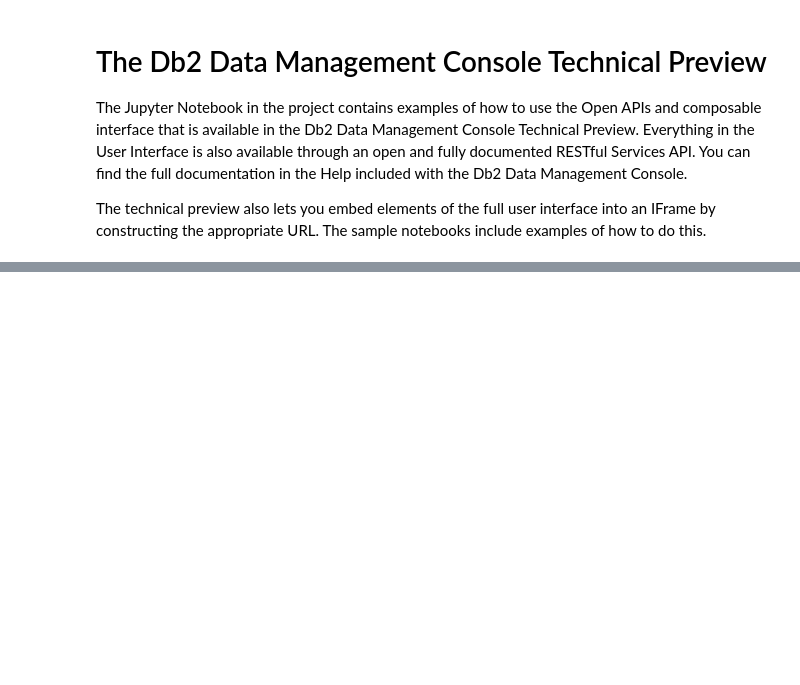
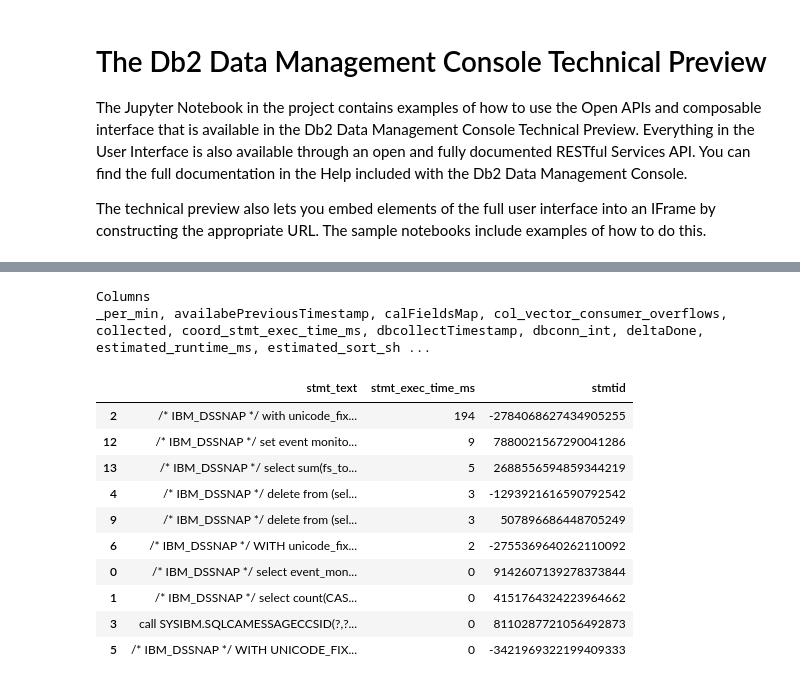
Before and after one commit to DB2-Samples/Db2DataManagementConsole, a Jupyter notebook: Db2DataManagementConsoleTechnicalPreview.ipynb, the cells around one changed output, grey strips where cells are left out. Cells and saved outputs as stored; diff of their text form; code cells hidden in the pictures; blank space fills up the shorter version.

```diff
--- a/Db2DataManagementConsoleTechnicalPreview.ipynb
+++ b/Db2DataManagementConsoleTechnicalPreview.ipynb
@@ -268,18 +299,35 @@ else:
 # %%
 IFrame(database+'/console/?mode=compact#monitor/package_cache'+profileURL, width=1400, height=480)
 # %%
-r = databaseAPI.getCurrentPackageCacheList()
+# Retrieve the current package cache list
+# Show the first ten as sorted by the statement execution time
+r = databaseAPI.getCurrentPackageCacheList("true")
 if (databaseAPI.getStatusCode(r)==200):
     json = databaseAPI.getJSON(r)
     if json['count'] > 0:
         df = pd.DataFrame(json_normalize(json['resources']))
         print('Columns')
         print(', '.join(list(df)))
+        df = df.sort_values(by='stmt_exec_time_ms', ascending=False)
         display(df[['stmt_text','stmt_exec_time_ms','stmtid']].head(10))
     else:
         print('No data returned')
 else:
     print(databaseAPI.getStatusCode(r))
+# %% [output]
+Columns
+_per_min, availabePreviousTimestamp, calFieldsMap, col_vector_consumer_overflows, collected, coord_stmt_exec_time_ms, dbcollectTimestamp, dbconn_int, deltaDone, estimated_runtime_ms, estimated_sort_sh ...
+|  | stmt_text | stmt_exec_time_ms | stmtid |
+| 2 | /* IBM_DSSNAP */ with unicode_fix... | 194 | -2784068627434905255 |
+| 12 | /* IBM_DSSNAP */ set event monito... | 9 | 7880021567290041286 |
+| 13 | /* IBM_DSSNAP */ select sum(fs_to... | 5 | 2688556594859344219 |
+| 4 | /* IBM_DSSNAP */ delete from (sel... | 3 | -1293921616590792542 |
+| 9 | /* IBM_DSSNAP */ delete from (sel... | 3 | 507896686448705249 |
+| 6 | /* IBM_DSSNAP */ WITH unicode_fix... | 2 | -2755369640262110092 |
+| 0 | /* IBM_DSSNAP */ select event_mon... | 0 | 9142607139278373844 |
+| 1 | /* IBM_DSSNAP */ select count(CAS... | 0 | 4151764324223964662 |
+| 3 | call SYSIBM.SQLCAMESSAGECCSID(?,?... | 0 | 8110287721056492873 |
+| 5 | /* IBM_DSSNAP */ WITH UNICODE_FIX... | 0 | -3421969322199409333 |
 # %%
 IFrame(database+'/console/?mode=compact#monitor/locked_objects_with_waiting_connections'+profileURL, width=1400, height=480)
 # %%
```
Also changed, not shown: parts of 14 cells of this notebook.
